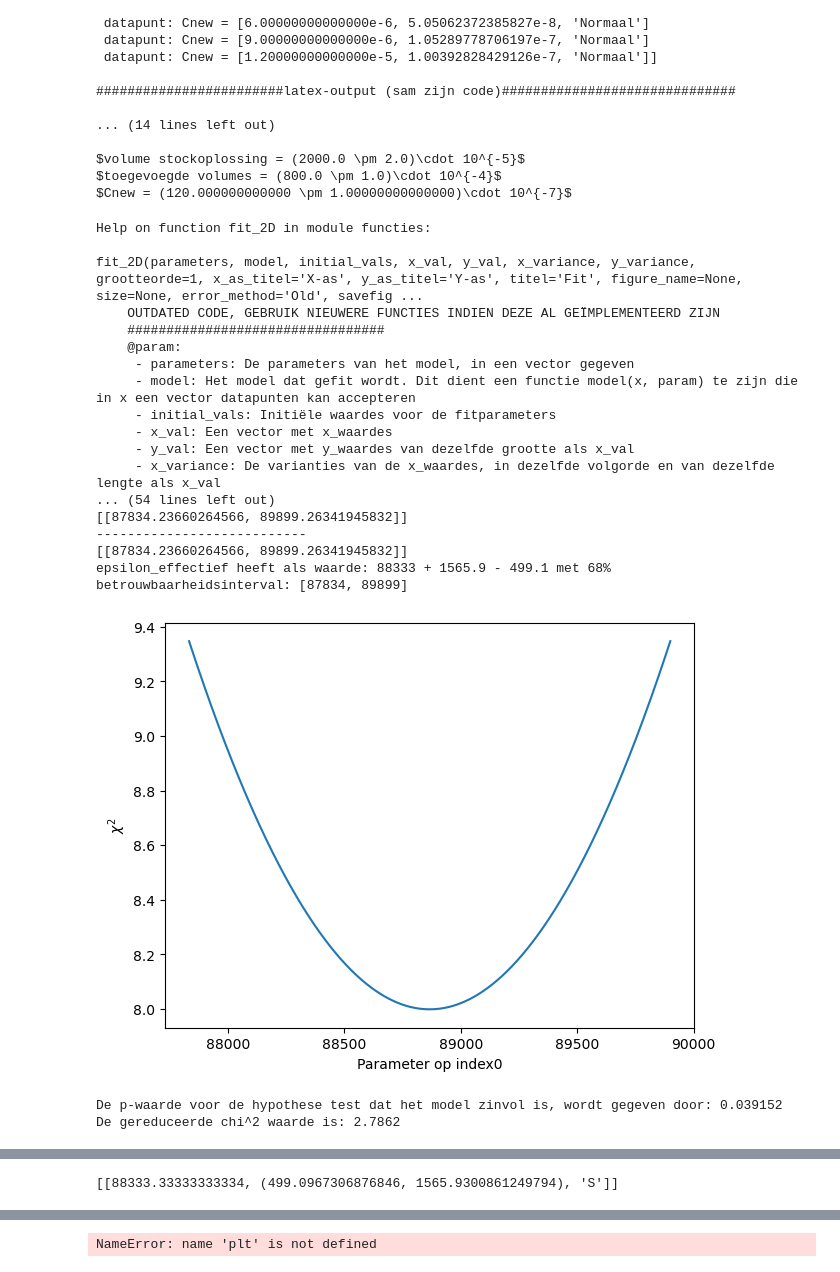
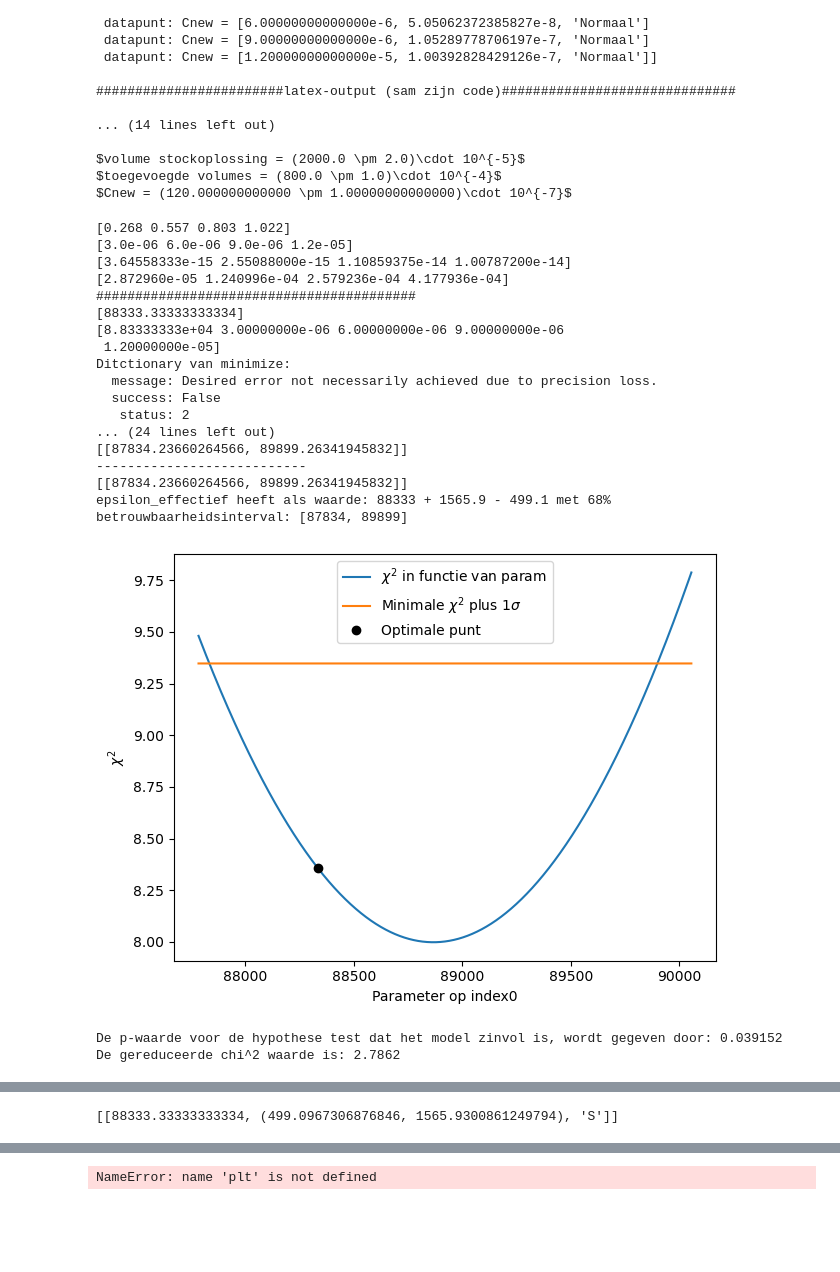
Before and after one commit to justlearning42/Experimentele_vscode, a Jupyter notebook: concentratie.ipynb, the cells around one changed output, grey strips where cells are left out. Saved outputs shown, nothing was run; the diff lists cells and outputs as text; code cells hidden in the pictures; blank space fills up the shorter version.

Commit message:
concentratie is kinda kapot, chi_2 plot verbeterd voor betere diagnostics

```diff
--- a/concentratie.ipynb
+++ b/concentratie.ipynb
@@ -89,44 +89,44 @@ winsound.PlaySound("SystemExit", winsound.SND_ALIAS)
 # %%
 def lineair(c, param):
     epsiloneff = param[0]
     return epsiloneff*c
 def initial_vals(x,y):
     return [1.06e5/1.2]
 concentraties = np.array([cnew[i].get_val() for i in range(len(cnew))],dtype = float)
 x_variantie = np.array([cnew[i].get_variance() for i in range(len(cnew))],dtype = float)
 absorbanties = np.array([0.268, 0.557, 0.803, 1.022],dtype = float) #dimensieloos
 parameter = ['epsilon_effectief']
 y_fouten = 0.02*absorbanties
 y_variantie = y_fouten**2
 
-help(functies.fit_2D)
+#help(functies.fit_2D)
 print(absorbanties)
 print(concentraties)
 print(x_variantie)
 print(y_variantie)
 print('#########################################')
 outp = functies.fit_2D(parameter, lineair, initial_vals, concentraties, absorbanties, x_variance=x_variantie, y_variance = y_variantie, x_as_titel = 'Concentratie c [M]', y_as_titel = 'Absorbantie A [Eenheidsloos]',
                 titel = 'Wet van Lambert-Beer voor erythrocine-B',savefig = True, detailed_logs= True)
 display(outp)
 # %% [output]
-Help on function fit_2D in module functies:
-
-fit_2D(parameters, model, initial_vals, x_val, y_val, x_variance, y_variance, grootteorde=1, x_as_titel='X-as', y_as_titel='Y-as', titel='Fit', figure_name=None, size=None, error_method='Old', savefig ...
-    OUTDATED CODE, GEBRUIK NIEUWERE FUNCTIES INDIEN DEZE AL GEÏMPLEMENTEERD ZIJN
-    #################################
-    @param:
-     - parameters: De parameters van het model, in een vector gegeven
-     - model: Het model dat gefit wordt. Dit dient een functie model(x, param) te zijn die in x een vector datapunten kan accepteren
-     - initial_vals: Initiële waardes voor de fitparameters
-     - x_val: Een vector met x_waardes
-     - y_val: Een vector met y_waardes van dezelfde grootte als x_val
-     - x_variance: De varianties van de x_waardes, in dezelfde volgorde en van dezelfde lengte als x_val
-... (54 lines left out)
+[0.268 0.557 0.803 1.022]
+[3.0e-06 6.0e-06 9.0e-06 1.2e-05]
+[3.64558333e-15 2.55088000e-15 1.10859375e-14 1.00787200e-14]
+[2.872960e-05 1.240996e-04 2.579236e-04 4.177936e-04]
+#########################################
+[88333.33333333334]
+[8.83333333e+04 3.00000000e-06 6.00000000e-06 9.00000000e-06
+ 1.20000000e-05]
+Ditctionary van minimize:
+  message: Desired error not necessarily achieved due to precision loss.
+  success: False
+   status: 2
+... (24 lines left out)
 [[87834.23660264566, 89899.26341945832]]
 ---------------------------
 [[87834.23660264566, 89899.26341945832]]
 epsilon_effectief heeft als waarde: 88333 + 1565.9 - 499.1 met 68% betrouwbaarheidsinterval: [87834, 89899]
-[figure, old version]
+[figure, new version]
 De p-waarde voor de hypothese test dat het model zinvol is, wordt gegeven door: 0.039152
 De gereduceerde chi^2 waarde is: 2.7862
 [figure]
```
Also changed, not shown: parts of 1 cell of this notebook, 3 other files.
